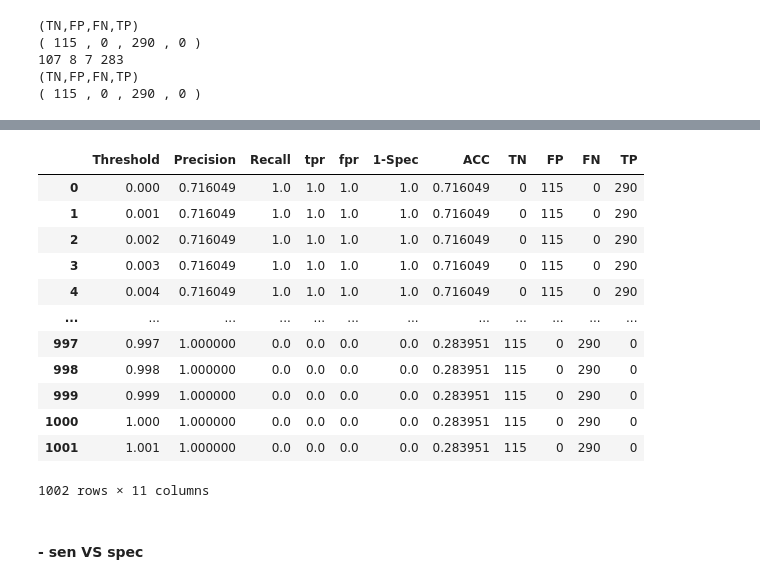
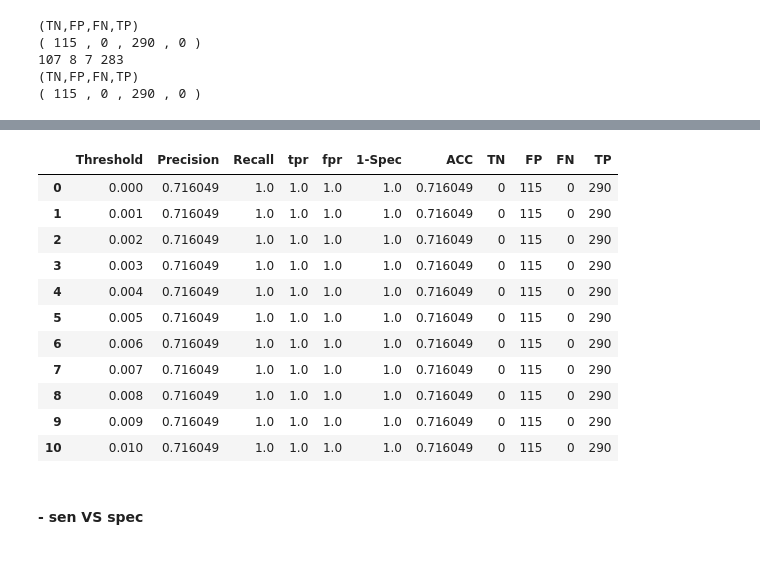
Before and after one commit to Peckkie/USAI_ABnormal_Screening, a Jupyter notebook: Test_Predict_Validation_EffNetB0.ipynb, the cells around one changed output, grey strips where cells are left out. Saved outputs shown, nothing was run; the diff lists cells and outputs as text; code cells hidden in the pictures.

```diff
--- a/Test_Predict_Validation_EffNetB0.ipynb
+++ b/Test_Predict_Validation_EffNetB0.ipynb
@@ -347,21 +335,20 @@ roc0 = pd.DataFrame({'Threshold' : pd.Series(threshold, index=i),'Precision' : p
                      'TN' : pd.Series(TN0, index = i), 'FP' : pd.Series(FP0, index = i), 'FN' : pd.Series(FN0, index = i), 'TP' : pd.Series(TP0, index = i)},)
 roc0 = roc0.fillna(1)
 # %%
-roc0
+roc0.head(11)
 # %% [output]
 |  | Threshold | Precision | Recall | tpr | fpr | 1-Spec | ACC | TN | FP | FN | TP |
 | 0 | 0.000 | 0.716049 | 1.0 | 1.0 | 1.0 | 1.0 | 0.716049 | 0 | 115 | 0 | 290 |
 | 1 | 0.001 | 0.716049 | 1.0 | 1.0 | 1.0 | 1.0 | 0.716049 | 0 | 115 | 0 | 290 |
 | 2 | 0.002 | 0.716049 | 1.0 | 1.0 | 1.0 | 1.0 | 0.716049 | 0 | 115 | 0 | 290 |
 | 3 | 0.003 | 0.716049 | 1.0 | 1.0 | 1.0 | 1.0 | 0.716049 | 0 | 115 | 0 | 290 |
 | 4 | 0.004 | 0.716049 | 1.0 | 1.0 | 1.0 | 1.0 | 0.716049 | 0 | 115 | 0 | 290 |
-| ... | ... | ... | ... | ... | ... | ... | ... | ... | ... | ... | ... |
-| 997 | 0.997 | 1.000000 | 0.0 | 0.0 | 0.0 | 0.0 | 0.283951 | 115 | 0 | 290 | 0 |
-| 998 | 0.998 | 1.000000 | 0.0 | 0.0 | 0.0 | 0.0 | 0.283951 | 115 | 0 | 290 | 0 |
-| 999 | 0.999 | 1.000000 | 0.0 | 0.0 | 0.0 | 0.0 | 0.283951 | 115 | 0 | 290 | 0 |
-| 1000 | 1.000 | 1.000000 | 0.0 | 0.0 | 0.0 | 0.0 | 0.283951 | 115 | 0 | 290 | 0 |
-| 1001 | 1.001 | 1.000000 | 0.0 | 0.0 | 0.0 | 0.0 | 0.283951 | 115 | 0 | 290 | 0 |
+| 5 | 0.005 | 0.716049 | 1.0 | 1.0 | 1.0 | 1.0 | 0.716049 | 0 | 115 | 0 | 290 |
+| 6 | 0.006 | 0.716049 | 1.0 | 1.0 | 1.0 | 1.0 | 0.716049 | 0 | 115 | 0 | 290 |
+| 7 | 0.007 | 0.716049 | 1.0 | 1.0 | 1.0 | 1.0 | 0.716049 | 0 | 115 | 0 | 290 |
+| 8 | 0.008 | 0.716049 | 1.0 | 1.0 | 1.0 | 1.0 | 0.716049 | 0 | 115 | 0 | 290 |
+| 9 | 0.009 | 0.716049 | 1.0 | 1.0 | 1.0 | 1.0 | 0.716049 | 0 | 115 | 0 | 290 |
+| 10 | 0.010 | 0.716049 | 1.0 | 1.0 | 1.0 | 1.0 | 0.716049 | 0 | 115 | 0 | 290 |
-1002 rows × 11 columns
 # %% [markdown]
 #### -  sen VS spec
 # %%
```
Also changed, not shown: parts of 3 cells of this notebook.
